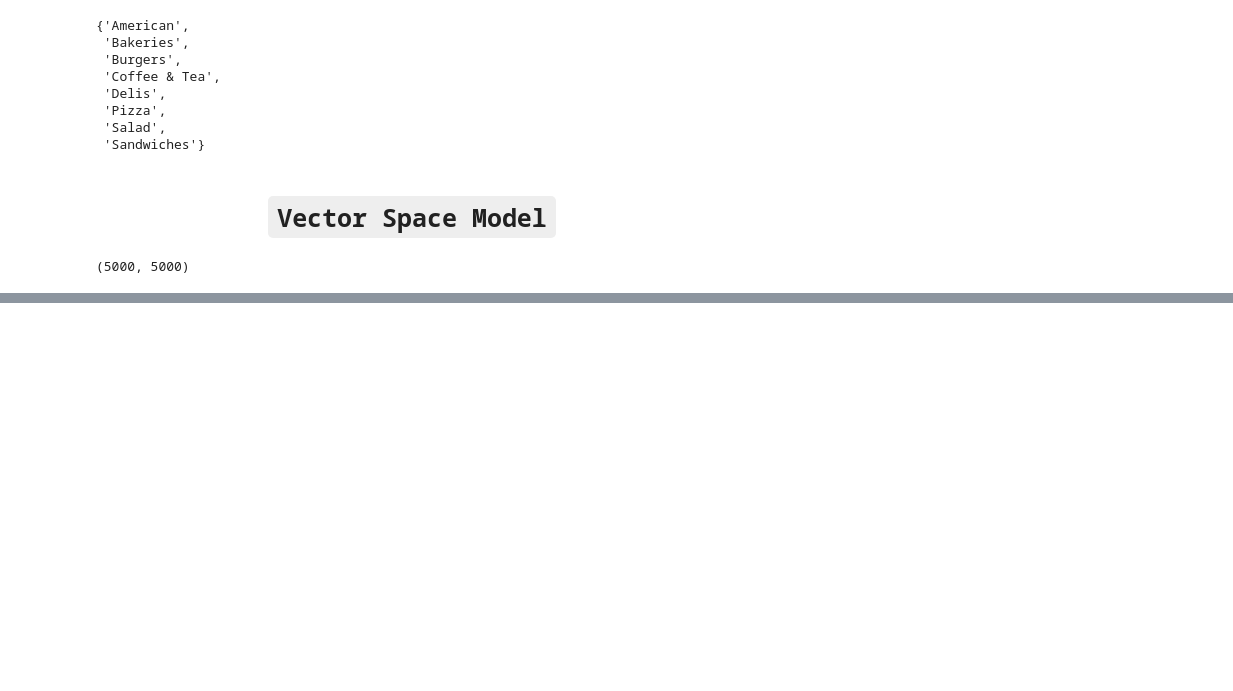
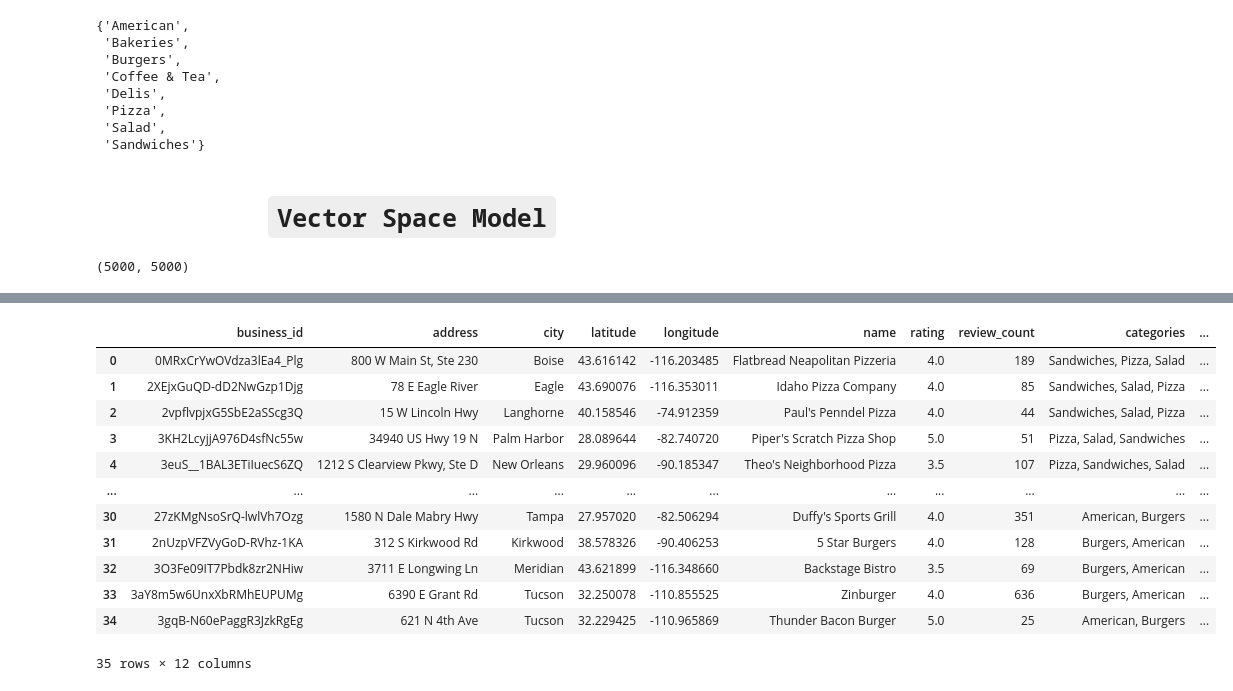
Before and after one commit to FYP-DineEase/dine-ease-AI, a Jupyter notebook: Restaurant-Recommendation.ipynb, the cells around one changed output, grey strips where cells are left out. Drawn from its saved outputs; the diff is of its cells as text; code cells hidden in the pictures; blank space fills up the shorter version.

Commit message:
restaurant recommendation updated

```diff
--- a/Restaurant-Recommendation.ipynb
+++ b/Restaurant-Recommendation.ipynb
@@ -106,7 +111,7 @@ def get_recommendations(similarity_threshold, restaurant_rating_threshold):
 
         # Get the restaurant indices with high similarity and rating greater than 3
         restaurant_indices = [i for i in sim_threshold_scores if (
-            restaurantsDf.at[i, 'rating'] > restaurant_rating_threshold and
+            restaurantsDf.at[i, 'rating'] >= restaurant_rating_threshold and
             restaurantsDf.at[i, 'id'] != restaurant['id']
         )]
 
@@ -122,4 +127,4 @@ def get_recommendations(similarity_threshold, restaurant_rating_threshold):
 # %%
-recommendations = get_recommendations(0.85, 3)
-recommendations
+recommendations = get_recommendations(0.85, 3.0)
+recommendations.shape
 # %% [output]
@@ -139,3 +132,19 @@ recommendations
+# %%
+recommendations.head(35)
+# %% [output]
+|  | business_id | address | city | latitude | longitude | name | rating | review_count | categories | ... |
+| 0 | 0MRxCrYwOVdza3lEa4_Plg | 800 W Main St, Ste 230 | Boise | 43.616142 | -116.203485 | Flatbread Neapolitan Pizzeria | 4.0 | 189 | Sandwiches, Pizza, Salad | ... |
+| 1 | 2XEjxGuQD-dD2NwGzp1Djg | 78 E Eagle River | Eagle | 43.690076 | -116.353011 | Idaho Pizza Company | 4.0 | 85 | Sandwiches, Salad, Pizza | ... |
+| 2 | 2vpflvpjxG5SbE2aSScg3Q | 15 W Lincoln Hwy | Langhorne | 40.158546 | -74.912359 | Paul's Penndel Pizza | 4.0 | 44 | Sandwiches, Salad, Pizza | ... |
+| 3 | 3KH2LcyjjA976D4sfNc55w | 34940 US Hwy 19 N | Palm Harbor | 28.089644 | -82.740720 | Piper's Scratch Pizza Shop | 5.0 | 51 | Pizza, Salad, Sandwiches | ... |
+| 4 | 3euS__1BAL3ETiIuecS6ZQ | 1212 S Clearview Pkwy, Ste D | New Orleans | 29.960096 | -90.185347 | Theo's Neighborhood Pizza | 3.5 | 107 | Pizza, Sandwiches, Salad | ... |
+| ... | ... | ... | ... | ... | ... | ... | ... | ... | ... | ... |
+| 30 | 27zKMgNsoSrQ-lwlVh7Ozg | 1580 N Dale Mabry Hwy | Tampa | 27.957020 | -82.506294 | Duffy's Sports Grill | 4.0 | 351 | American, Burgers | ... |
+| 31 | 2nUzpVFZVyGoD-RVhz-1KA | 312 S Kirkwood Rd | Kirkwood | 38.578326 | -90.406253 | 5 Star Burgers | 4.0 | 128 | Burgers, American | ... |
+| 32 | 3O3Fe09IT7Pbdk8zr2NHiw | 3711 E Longwing Ln | Meridian | 43.621899 | -116.348660 | Backstage Bistro | 3.5 | 69 | Burgers, American | ... |
+| 33 | 3aY8m5w6UnxXbRMhEUPUMg | 6390 E Grant Rd | Tucson | 32.250078 | -110.855525 | Zinburger | 4.0 | 636 | Burgers, American | ... |
+| 34 | 3gqB-N60ePaggR3JzkRgEg | 621 N 4th Ave | Tucson | 32.229425 | -110.965869 | Thunder Bacon Burger | 5.0 | 25 | American, Burgers | ... |
+35 rows × 12 columns
 # %%
 max_distance = 50
 
```
Also changed, not shown: parts of 5 cells of this notebook.
